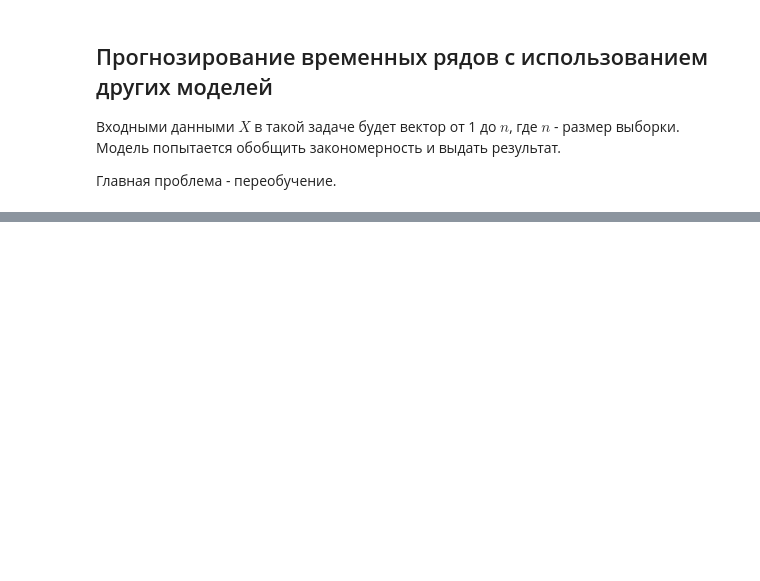
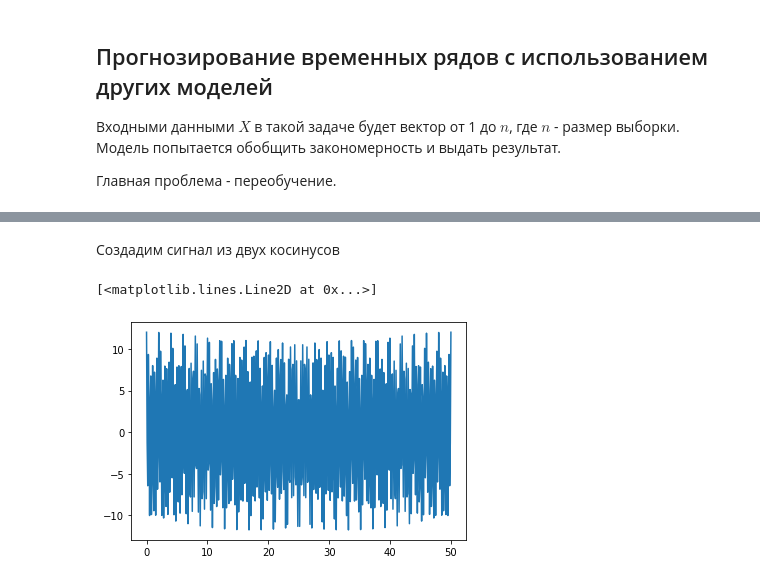
Before and after one commit to svkov/ml-course-brunoyam, a Jupyter notebook: 09-time-series.ipynb, the cells around one changed output, grey strips where cells are left out. Drawn from its saved outputs; the diff is of its cells as text; code cells hidden in the pictures; blank space fills up the shorter version.

```diff
--- a/09-time-series.ipynb
+++ b/09-time-series.ipynb
@@ -214,0 +228,12 @@ from statsmodels.tsa.api import VAR
+# %% [markdown]
+Создадим сигнал из двух косинусов
+# %%
+n = 500
+t = 1 / 10
+x = np.linspace(0, n * t, n)
+y = 2 * np.cos(x * np.pi * 2 * 0.5) + 10 * np.cos(x * np.pi * 2 * 3)
+
+plt.plot(x, y)
+# %% [output]
+[<matplotlib.lines.Line2D at 0x...>]
+[figure, added]
```
Also changed, not shown: parts of 27 cells of this notebook.
